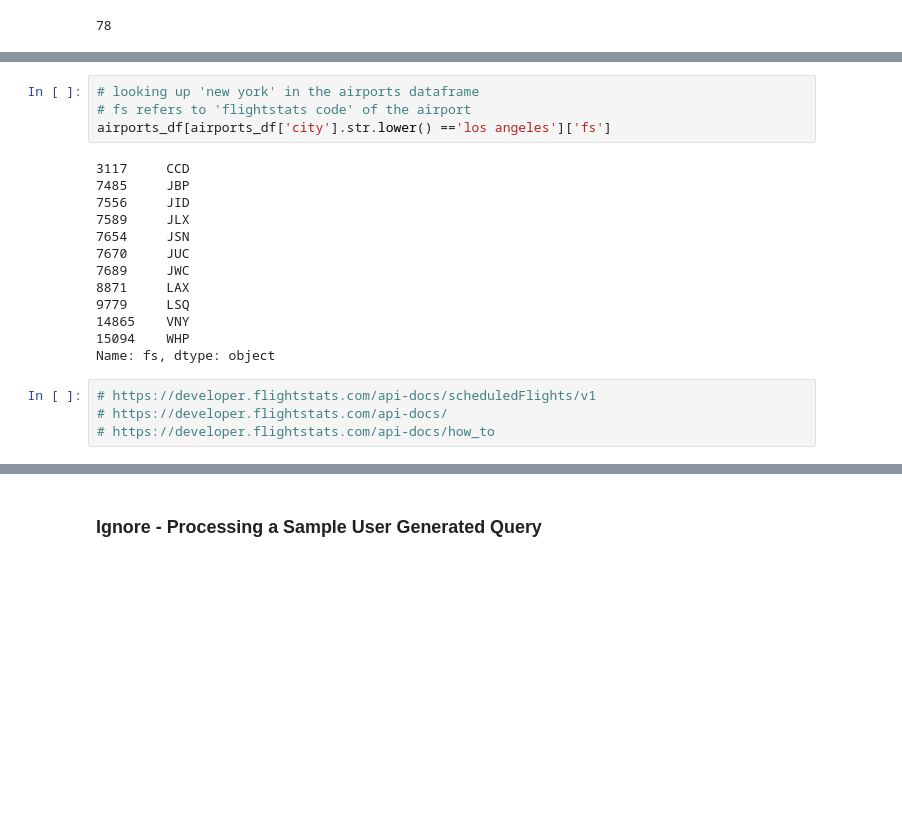
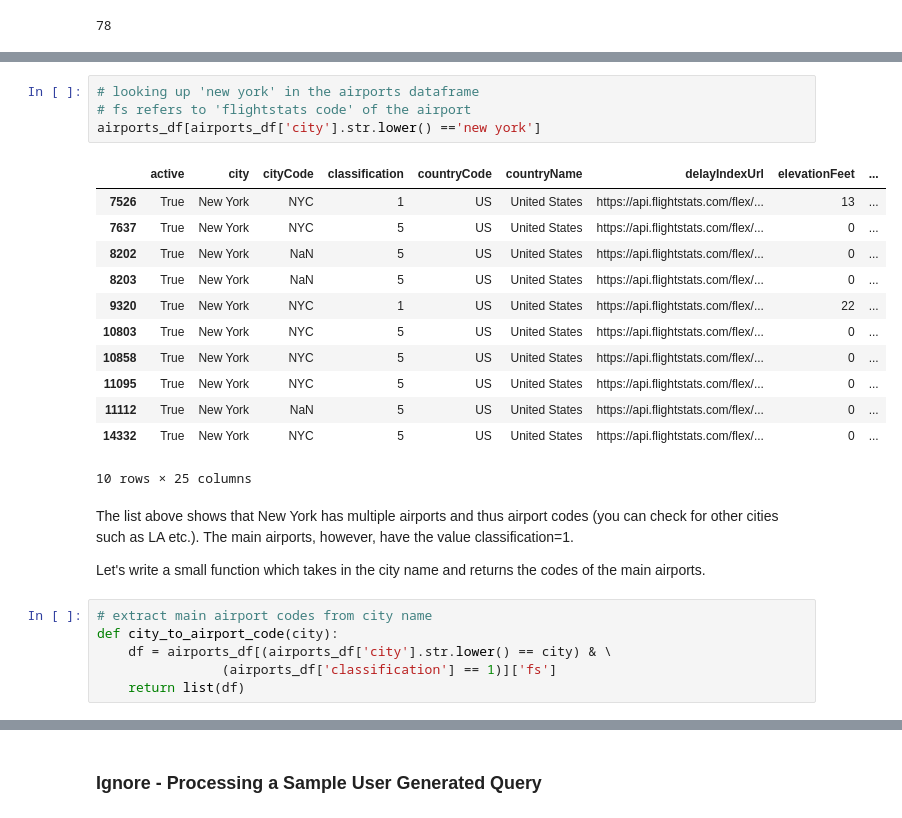
Before and after one commit to MittalShruti/flight-booking-system, a Jupyter notebook: atis/ATIS Flight Booking Dataset - Information Extraction.ipynb, the cells around one changed output, grey strips where cells are left out. Cells and saved outputs as stored; diff of their text form; blank space fills up the shorter version.

```diff
--- a/atis/ATIS Flight Booking Dataset - Information Extraction.ipynb
+++ b/atis/ATIS Flight Booking Dataset - Information Extraction.ipynb
@@ -1640,21 +2057,27 @@ airports_df.to_csv('airports.csv')
 # %%
 # looking up 'new york' in the airports dataframe
 # fs refers to 'flightstats code' of the airport
-airports_df[airports_df['city'].str.lower() =='los angeles']['fs']
+airports_df[airports_df['city'].str.lower() =='new york']
 # %% [output]
+|  | active | city | cityCode | classification | countryCode | countryName | delayIndexUrl | elevationFeet | ... |
+| 7526 | True | New York | NYC | 1 | US | United States | https://api.flightstats.com/flex/... | 13 | ... |
+| 7637 | True | New York | NYC | 5 | US | United States | https://api.flightstats.com/flex/... | 0 | ... |
+| 8202 | True | New York | NaN | 5 | US | United States | https://api.flightstats.com/flex/... | 0 | ... |
+| 8203 | True | New York | NaN | 5 | US | United States | https://api.flightstats.com/flex/... | 0 | ... |
+| 9320 | True | New York | NYC | 1 | US | United States | https://api.flightstats.com/flex/... | 22 | ... |
+| 10803 | True | New York | NYC | 5 | US | United States | https://api.flightstats.com/flex/... | 0 | ... |
+| 10858 | True | New York | NYC | 5 | US | United States | https://api.flightstats.com/flex/... | 0 | ... |
+| 11095 | True | New York | NYC | 5 | US | United States | https://api.flightstats.com/flex/... | 0 | ... |
+| 11112 | True | New York | NaN | 5 | US | United States | https://api.flightstats.com/flex/... | 0 | ... |
+| 14332 | True | New York | NYC | 5 | US | United States | https://api.flightstats.com/flex/... | 0 | ... |
-3117     CCD
-7485     JBP
-7556     JID
-7589     JLX
-7654     JSN
-7670     JUC
-7689     JWC
-8871     LAX
-9779     LSQ
-14865    VNY
-15094    WHP
-Name: fs, dtype: object
+10 rows × 25 columns
-# %%
-# https://developer.flightstats.com/api-docs/scheduledFlights/v1
-# https://developer.flightstats.com/api-docs/
-# https://developer.flightstats.com/api-docs/how_to
+# %% [markdown]
+The list above shows that New York has multiple airports and thus airport codes (you can check for other cities such as LA etc.). The main airports, however, have the value classification=1.
+
+Let's write a small function which takes in the city name and returns the codes of the main airports.
+# %%
+# extract main airport codes from city name
+def city_to_airport_code(city):
+    df = airports_df[(airports_df['city'].str.lower() == city) & \
+                (airports_df['classification'] == 1)]['fs']
+    return list(df)
```
Also changed, not shown: parts of 176 cells of this notebook, 6 other files.
